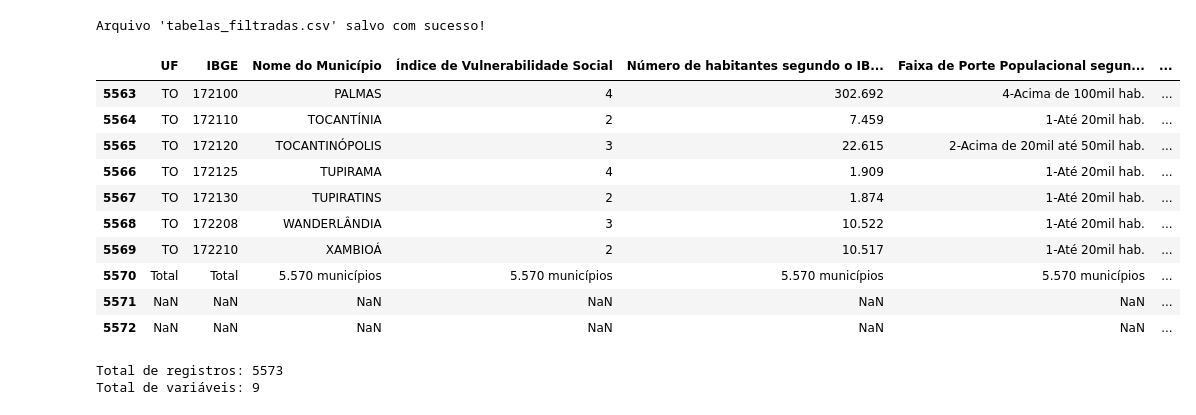
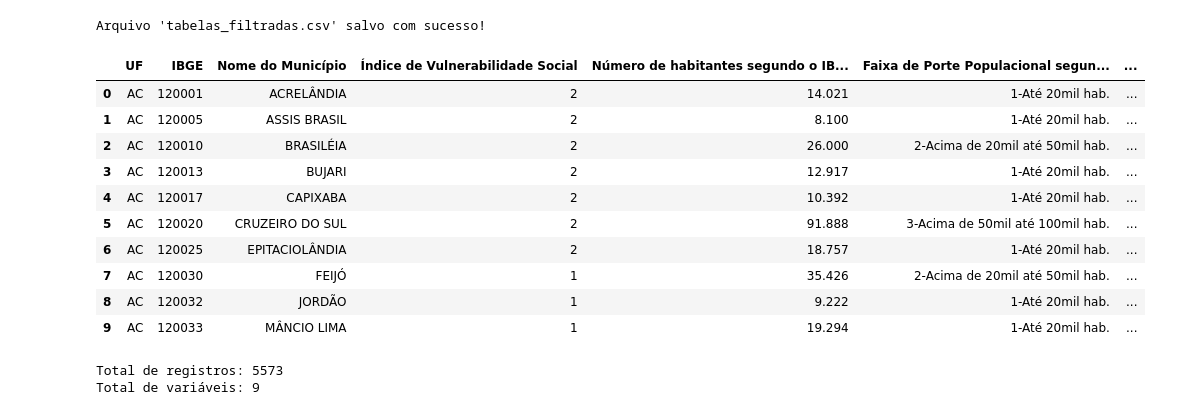
Before and after one commit to Macedosouza2024/Engenharia-de-dados, a Jupyter notebook: Problema_3-checkpoint.ipynb, the cells around one changed output. Cells and saved outputs as stored; diff of their text form; code cells hidden in the pictures.

```diff
--- a/Problema_3-checkpoint.ipynb
+++ b/Problema_3-checkpoint.ipynb
@@ -100,19 +96,19 @@ indices_ied_ivs = indices_ied_ivs[1:].reset_index(drop=True)  # Remove a primeir
 
 # display(indices_ied_ivs)
 # %%
-indices_ied_ivs.tail(10)
+indices_ied_ivs.head(10)
 # %% [output]
 |  | UF | IBGE | Nome do Município | Índice de Vulnerabilidade Social | Número de habitantes segundo o IB... | Faixa de Porte Populacional segun... | ... |
-| 5563 | TO | 172100 | PALMAS | 4 | 302.692 | 4-Acima de 100mil hab. | ... |
-| 5564 | TO | 172110 | TOCANTÍNIA | 2 | 7.459 | 1-Até 20mil hab. | ... |
-| 5565 | TO | 172120 | TOCANTINÓPOLIS | 3 | 22.615 | 2-Acima de 20mil até 50mil hab. | ... |
-| 5566 | TO | 172125 | TUPIRAMA | 4 | 1.909 | 1-Até 20mil hab. | ... |
-| 5567 | TO | 172130 | TUPIRATINS | 2 | 1.874 | 1-Até 20mil hab. | ... |
-| 5568 | TO | 172208 | WANDERLÂNDIA | 3 | 10.522 | 1-Até 20mil hab. | ... |
-| 5569 | TO | 172210 | XAMBIOÁ | 2 | 10.517 | 1-Até 20mil hab. | ... |
-| 5570 | Total | Total | 5.570 municípios | 5.570 municípios | 5.570 municípios | 5.570 municípios | ... |
-| 5571 | NaN | NaN | NaN | NaN | NaN | NaN | ... |
-| 5572 | NaN | NaN | NaN | NaN | NaN | NaN | ... |
+| 0 | AC | 120001 | ACRELÂNDIA | 2 | 14.021 | 1-Até 20mil hab. | ... |
+| 1 | AC | 120005 | ASSIS BRASIL | 2 | 8.100 | 1-Até 20mil hab. | ... |
+| 2 | AC | 120010 | BRASILÉIA | 2 | 26.000 | 2-Acima de 20mil até 50mil hab. | ... |
+| 3 | AC | 120013 | BUJARI | 2 | 12.917 | 1-Até 20mil hab. | ... |
+| 4 | AC | 120017 | CAPIXABA | 2 | 10.392 | 1-Até 20mil hab. | ... |
+| 5 | AC | 120020 | CRUZEIRO DO SUL | 2 | 91.888 | 3-Acima de 50mil até 100mil hab. | ... |
+| 6 | AC | 120025 | EPITACIOLÂNDIA | 2 | 18.757 | 1-Até 20mil hab. | ... |
+| 7 | AC | 120030 | FEIJÓ | 1 | 35.426 | 2-Acima de 20mil até 50mil hab. | ... |
+| 8 | AC | 120032 | JORDÃO | 1 | 9.222 | 1-Até 20mil hab. | ... |
+| 9 | AC | 120033 | MÂNCIO LIMA | 1 | 19.294 | 1-Até 20mil hab. | ... |
 # %%
 indices_ied_ivs.shape
 print(f"Total de registros: {indices_ied_ivs.shape[0]}")
```
Also changed, not shown: parts of 11 cells of this notebook, 1 other file.
